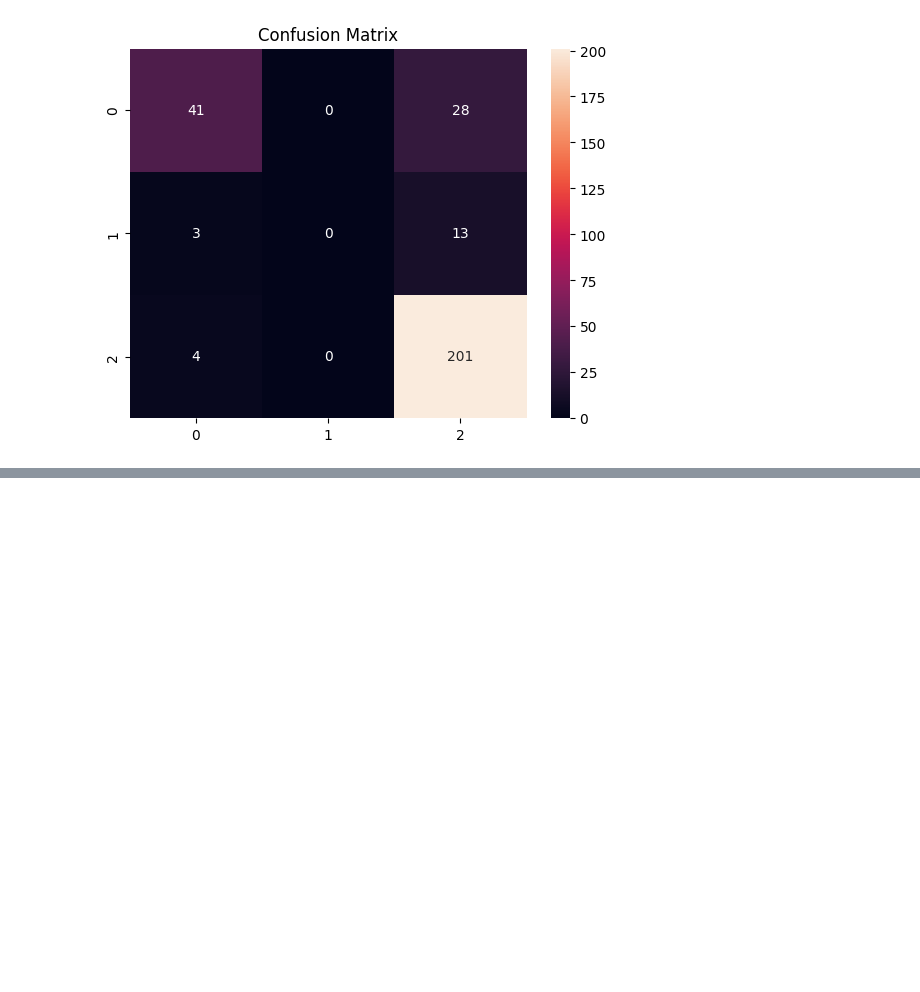
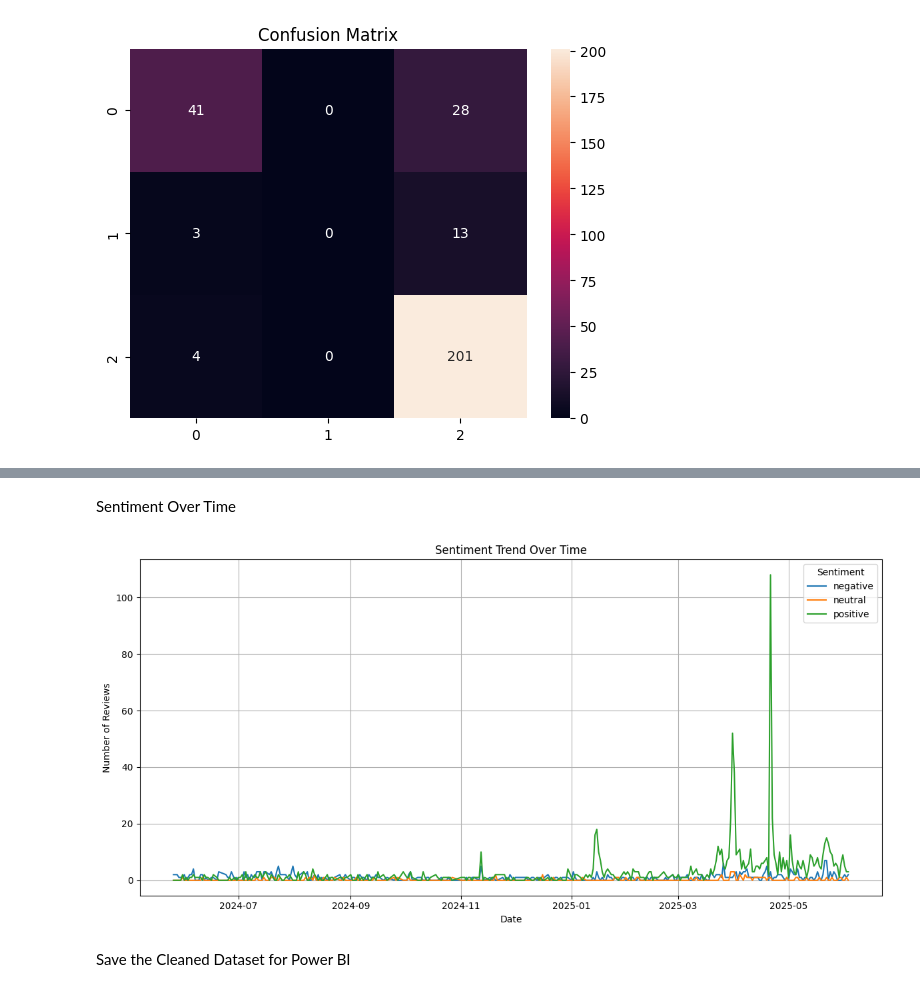
Before and after one commit to alazartefera/fintech-cx, a Jupyter notebook: notebooks/01_cleaning_and_sentiment.ipynb, the cells around one changed output, grey strips where cells are left out. Drawn from its saved outputs; the diff is of its cells as text; code cells hidden in the pictures; blank space fills up the shorter version.

```diff
--- a/notebooks/01_cleaning_and_sentiment.ipynb
+++ b/notebooks/01_cleaning_and_sentiment.ipynb
@@ -126,0 +170,18 @@ df.to_csv("../data/fintech_reviews_cleaned.csv", index=False)
+# %% [markdown]
+Sentiment Over Time
+# %%
+df["date"] = pd.to_datetime(df["date"])
+daily_sentiment = df.groupby([df["date"].dt.date, "sentiment"]).size().unstack().fillna(0)
+
+daily_sentiment.plot(kind="line", figsize=(12, 6))
+plt.title("Sentiment Trend Over Time")
+plt.xlabel("Date")
+plt.ylabel("Number of Reviews")
+plt.legend(title="Sentiment")
+plt.grid(True)
+plt.tight_layout()
+plt.show()
+# %% [output]
+[figure, added]
+# %% [markdown]
+Save the Cleaned Dataset for Power BI
```
Also changed, not shown: parts of 13 cells of this notebook, 1 other file.
